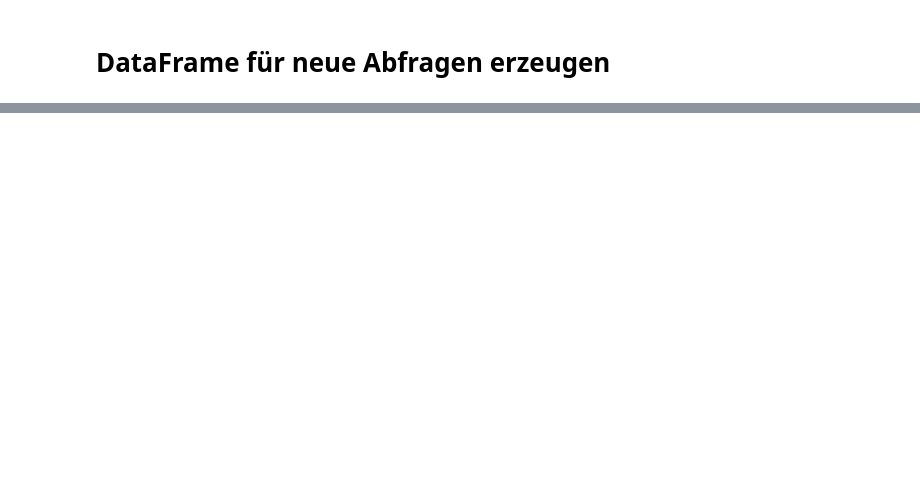
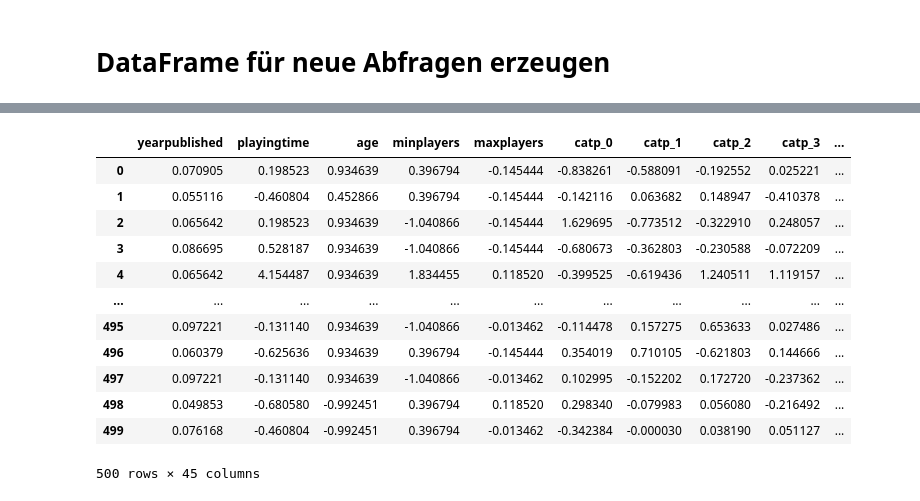
Before and after one commit to gochxx/boardgamerecommender, a Jupyter notebook: reco/Recommender.ipynb, the cells around one changed output, grey strips where cells are left out. Cells and saved outputs as stored; diff of their text form; code cells hidden in the pictures; blank space fills up the shorter version.

```diff
--- a/reco/Recommender.ipynb
+++ b/reco/Recommender.ipynb
@@ -91,2 +126,0 @@ bgdata = pd.concat([bgdata,mechanic_pca], axis=1)
-# %%
-bgdata["boardgamesubdomain"] = bgdata.boardgamesubdomain.apply(lambda x: re.sub("['\[\]^\s+]", '', x).split(","))
@@ -97,4 +127,2 @@ subdomain = subdomain.T.groupby(subdomain.columns).max().T
-# %%
-bgdata = pd.concat([bgdata,subdomain], axis=1)
 # %%
 bgdata.columns
@@ -101,8 +147,7 @@ bgdata.columns
 # %% [markdown]
 # X_Train
 # %%
-allfeat = ['yearpublished', 'playingtime', 'age', 'sub_AbstractGames', 'sub_CustomizableGames', 'sub_FamilyGames',
-           'sub_PartyGames', 'sub_StrategyGames', 'sub_ThematicGames', 'sub_Wargames']
+allfeat = ['yearpublished', 'playingtime', 'age', 'minplayers', 'maxplayers']
 # %%
 feat = allfeat + ["catp_" + str(x) for x in range(ncomp)] + ["mecp_" + str(x) for x in range(ncomp)]
 # %%
@@ -138,0 +233,16 @@ testdata.to_pickle("../data/recotestdata.pkl")
+# %%
+x_train
+# %% [output]
+|  | yearpublished | playingtime | age | minplayers | maxplayers | catp_0 | catp_1 | catp_2 | catp_3 | ... |
+| 0 | 0.070905 | 0.198523 | 0.934639 | 0.396794 | -0.145444 | -0.838261 | -0.588091 | -0.192552 | 0.025221 | ... |
+| 1 | 0.055116 | -0.460804 | 0.452866 | 0.396794 | -0.145444 | -0.142116 | 0.063682 | 0.148947 | -0.410378 | ... |
+| 2 | 0.065642 | 0.198523 | 0.934639 | -1.040866 | -0.145444 | 1.629695 | -0.773512 | -0.322910 | 0.248057 | ... |
+| 3 | 0.086695 | 0.528187 | 0.934639 | -1.040866 | -0.145444 | -0.680673 | -0.362803 | -0.230588 | -0.072209 | ... |
+| 4 | 0.065642 | 4.154487 | 0.934639 | 1.834455 | 0.118520 | -0.399525 | -0.619436 | 1.240511 | 1.119157 | ... |
+| ... | ... | ... | ... | ... | ... | ... | ... | ... | ... | ... |
+| 495 | 0.097221 | -0.131140 | 0.934639 | -1.040866 | -0.013462 | -0.114478 | 0.157275 | 0.653633 | 0.027486 | ... |
+| 496 | 0.060379 | -0.625636 | 0.934639 | 0.396794 | -0.145444 | 0.354019 | 0.710105 | -0.621803 | 0.144666 | ... |
+| 497 | 0.097221 | -0.131140 | 0.934639 | -1.040866 | -0.013462 | 0.102995 | -0.152202 | 0.172720 | -0.237362 | ... |
+| 498 | 0.049853 | -0.680580 | -0.992451 | 0.396794 | 0.118520 | 0.298340 | -0.079983 | 0.056080 | -0.216492 | ... |
+| 499 | 0.076168 | -0.460804 | -0.992451 | 0.396794 | -0.013462 | -0.342384 | -0.000030 | 0.038190 | 0.051127 | ... |
+500 rows × 45 columns
```
Also changed, not shown: parts of 15 cells of this notebook, 4 other files.
